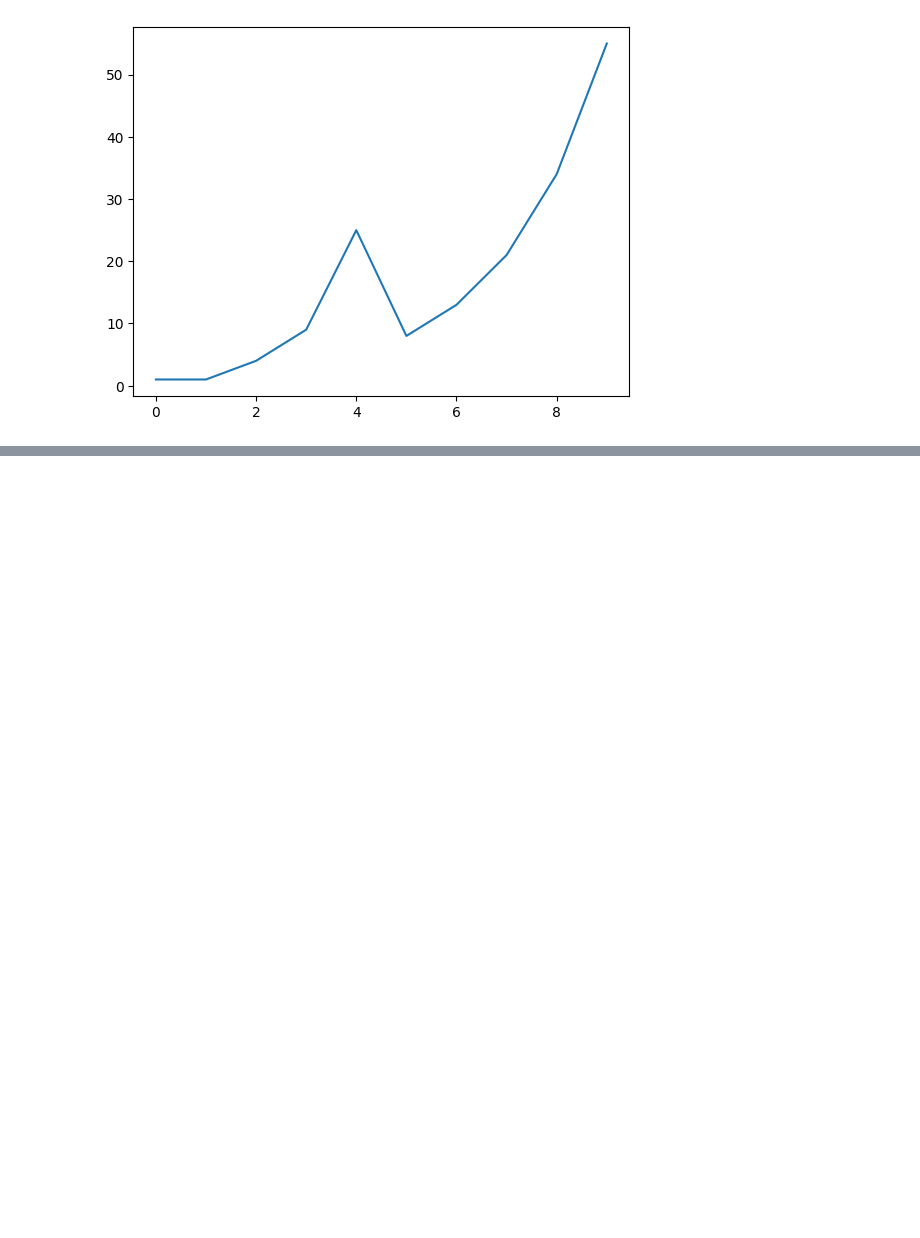
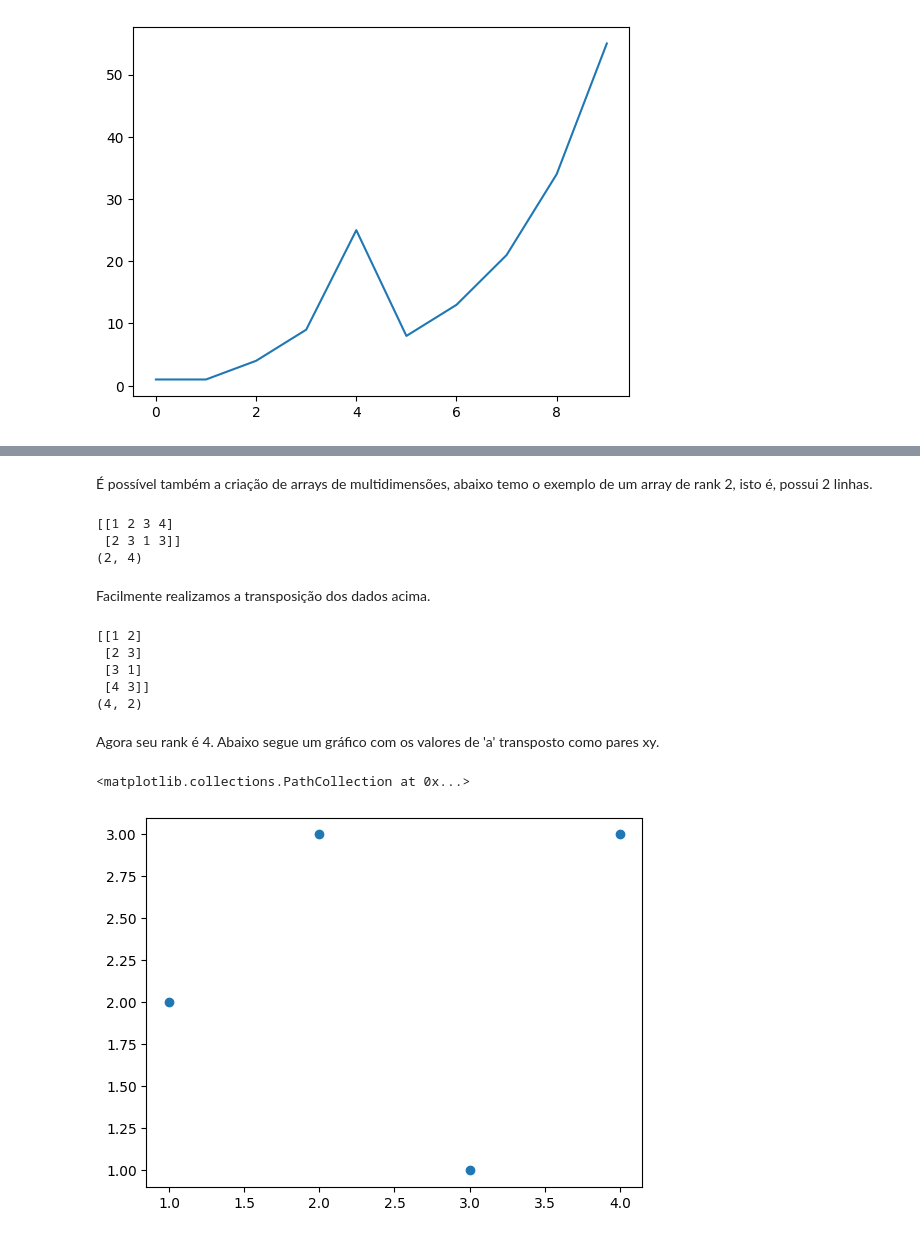
Before and after one commit to dshpedro/treinamento-h2ia, a Jupyter notebook: 0_pre_week.ipynb, the cells around one changed output, grey strips where cells are left out. Saved outputs shown, nothing was run; the diff lists cells and outputs as text; code cells hidden in the pictures; blank space fills up the shorter version.

```diff
--- a/0_pre_week.ipynb
+++ b/0_pre_week.ipynb
@@ -63,0 +75,29 @@ plt.plot(fib)
+# %% [markdown]
+É possível também a criação de arrays de multidimensões, abaixo temo o exemplo de um array de rank 2, isto é, possui 2 linhas.
+# %%
+a = np.array([[1, 2, 3, 4], [2, 3, 1, 3]])
+print(a)
+print(a.shape)
+# %% [output]
+[[1 2 3 4]
+ [2 3 1 3]]
+(2, 4)
+# %% [markdown]
+Facilmente realizamos a transposição dos dados acima.
+# %%
+a = a.T
+print(a)
+print(a.shape)
+# %% [output]
+[[1 2]
+ [2 3]
+ [3 1]
+ [4 3]]
+(4, 2)
+# %% [markdown]
+Agora seu rank é 4. Abaixo segue um gráfico com os valores de 'a' transposto como pares xy.
+# %%
+plt.scatter(a[:, 0], a[:, 1])
+# %% [output]
+<matplotlib.collections.PathCollection at 0x...>
+[figure, added]
```
Also changed, not shown: parts of 7 cells of this notebook.
